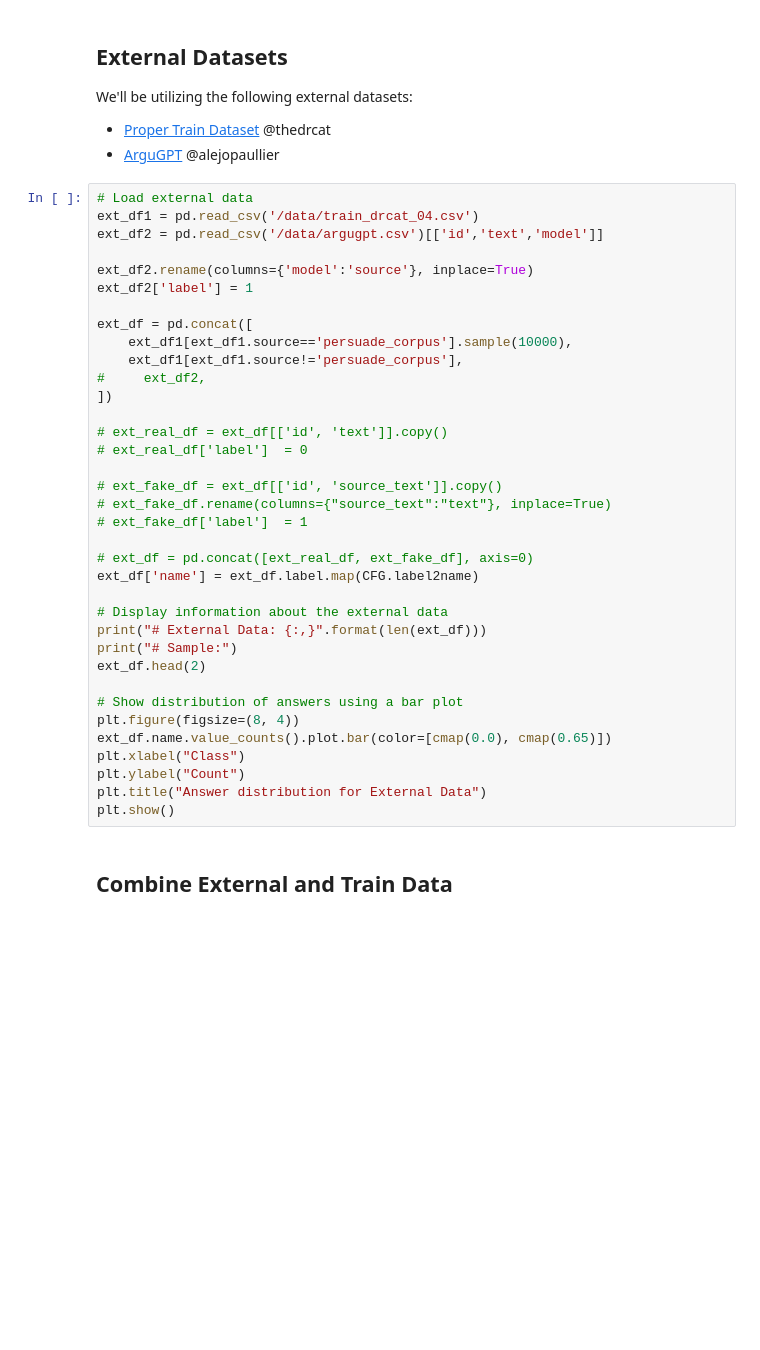
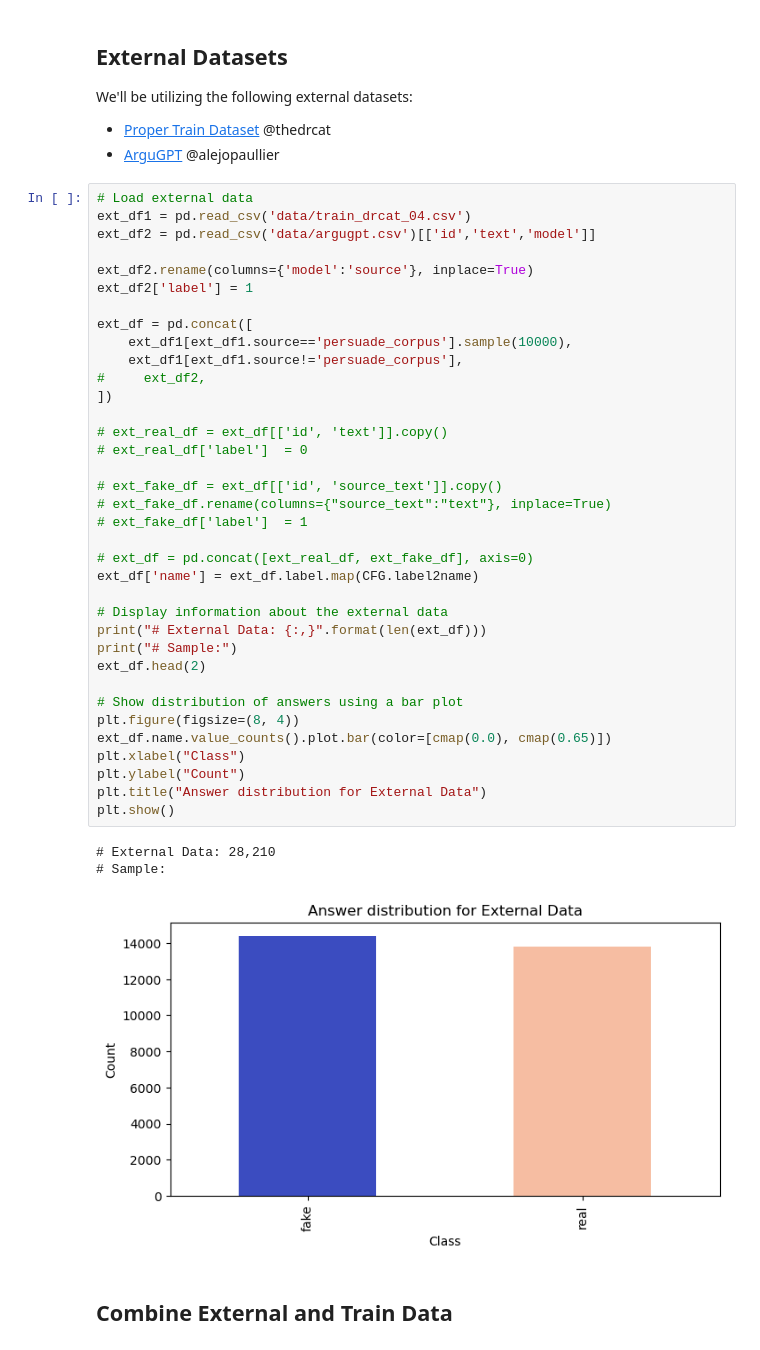
Before and after one commit to ChopinNo3Op9/Detect-AI-Generated-Text, a Jupyter notebook: copy.ipynb, the cells around one changed output. Drawn from its saved outputs; the diff is of its cells as text; blank space fills up the shorter version.

```diff
--- a/copy.ipynb
+++ b/copy.ipynb
@@ -168,40 +186,44 @@ We'll be utilizing the following external datasets:
 * [ArguGPT](https://www.kaggle.com/datasets/alejopaullier/argugpt) @alejopaullier
 # %%
 # Load external data
-ext_df1 = pd.read_csv('/data/train_drcat_04.csv')
-ext_df2 = pd.read_csv('/data/argugpt.csv')[['id','text','model']]
+ext_df1 = pd.read_csv('data/train_drcat_04.csv')
+ext_df2 = pd.read_csv('data/argugpt.csv')[['id','text','model']]
 
 ext_df2.rename(columns={'model':'source'}, inplace=True)
 ext_df2['label'] = 1
 
 ext_df = pd.concat([
     ext_df1[ext_df1.source=='persuade_corpus'].sample(10000),
     ext_df1[ext_df1.source!='persuade_corpus'],
 #     ext_df2,
 ])
 
 # ext_real_df = ext_df[['id', 'text']].copy()
 # ext_real_df['label']  = 0
 
 # ext_fake_df = ext_df[['id', 'source_text']].copy()
 # ext_fake_df.rename(columns={"source_text":"text"}, inplace=True)
 # ext_fake_df['label']  = 1
 
 # ext_df = pd.concat([ext_real_df, ext_fake_df], axis=0)
 ext_df['name'] = ext_df.label.map(CFG.label2name)
 
 # Display information about the external data
 print("# External Data: {:,}".format(len(ext_df)))
 print("# Sample:")
 ext_df.head(2)
 
 # Show distribution of answers using a bar plot
 plt.figure(figsize=(8, 4))
 ext_df.name.value_counts().plot.bar(color=[cmap(0.0), cmap(0.65)])
 plt.xlabel("Class")
 plt.ylabel("Count")
 plt.title("Answer distribution for External Data")
 plt.show()
+# %% [output]
+# External Data: 28,210
+# Sample:
+[figure, added]
 # %% [markdown]
 ## Combine External and Train Data
 # %%
```
Also changed, not shown: parts of 20 cells of this notebook, 4 other files.
